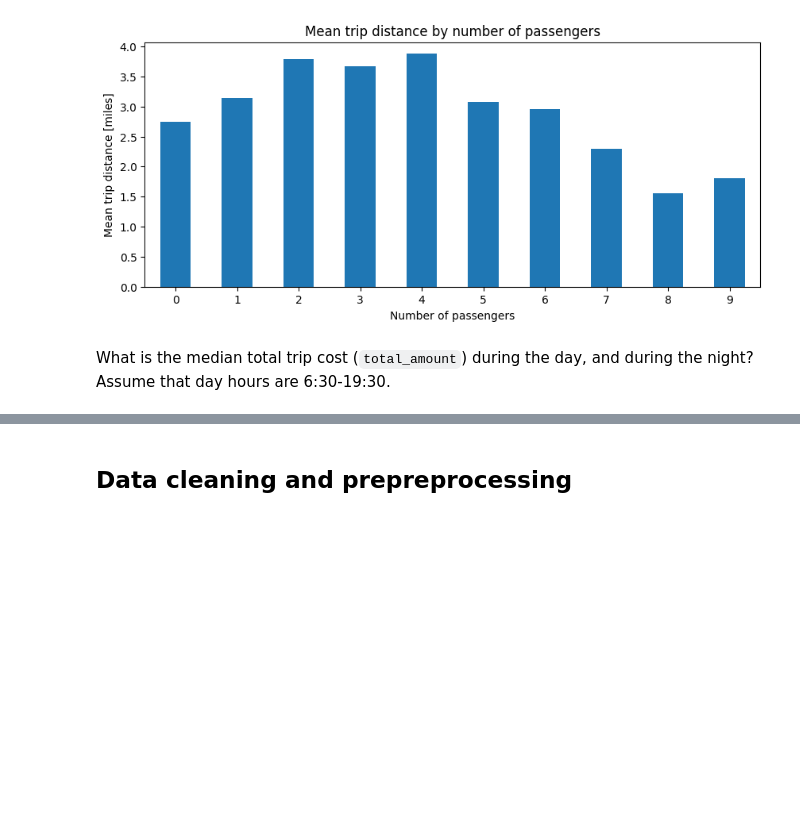
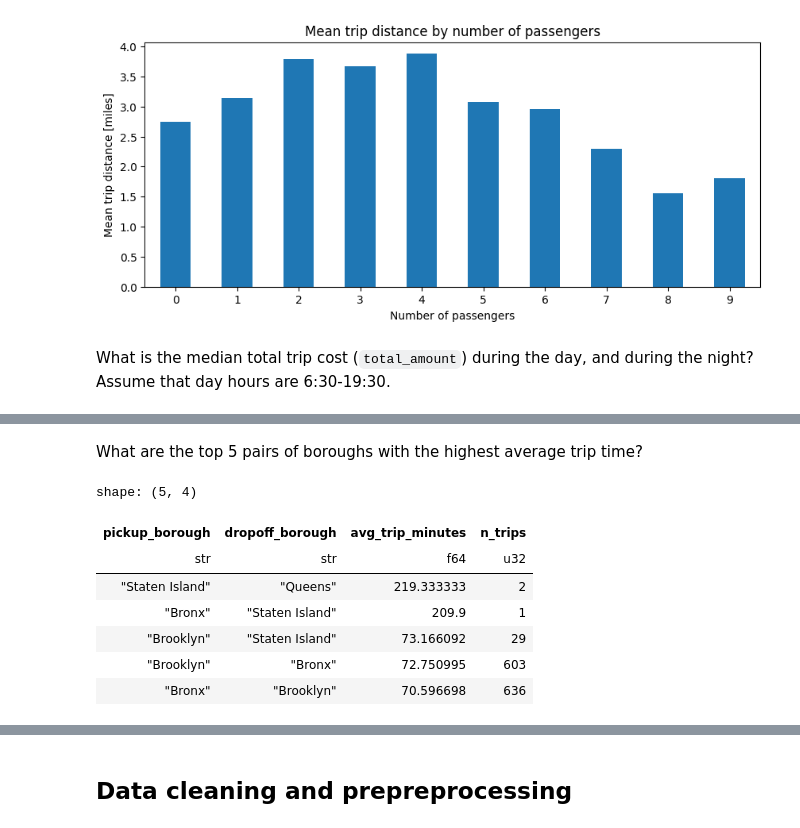
Before and after one commit to mlops-agh/lab03-polars, a Jupyter notebook: notebook_polars.ipynb, the cells around one changed output, grey strips where cells are left out. Saved outputs shown, nothing was run; the diff lists cells and outputs as text; code cells hidden in the pictures; blank space fills up the shorter version.

```diff
--- a/notebook_polars.ipynb
+++ b/notebook_polars.ipynb
@@ -655,0 +673,38 @@ What is the median total trip cost (`total_amount`) during the day, and during t
+# %% [markdown]
+What are the top 5 pairs of boroughs with the highest average trip time?
+# %%
+(
+    df.filter(trip_duration > pl.duration(seconds=0))
+    .join(
+        df_taxi_zones.select(
+            pl.col("LocationID"),
+            pl.col("Borough").alias("pickup_borough"),
+        ),
+        left_on="PULocationID",
+        right_on="LocationID",
+    )
+    .join(
+        df_taxi_zones.select(
+            pl.col("LocationID"),
+            pl.col("Borough").alias("dropoff_borough"),
+        ),
+        left_on="DOLocationID",
+        right_on="LocationID",
+    )
+    .group_by("pickup_borough", "dropoff_borough")
+    .agg(
+        (trip_duration.dt.total_seconds() / 60).mean().alias("avg_trip_minutes"),
+        pl.len().alias("n_trips"),
+    )
+    .sort("avg_trip_minutes", descending=True)
+    .head(5)
+)
+# %% [output]
+shape: (5, 4)
+| pickup_borough | dropoff_borough | avg_trip_minutes | n_trips |
+| str | str | f64 | u32 |
+| "Staten Island" | "Queens" | 219.333333 | 2 |
+| "Bronx" | "Staten Island" | 209.9 | 1 |
+| "Brooklyn" | "Staten Island" | 73.166092 | 29 |
+| "Brooklyn" | "Bronx" | 72.750995 | 603 |
+| "Bronx" | "Brooklyn" | 70.596698 | 636 |
```
Also changed, not shown: parts of 28 cells of this notebook.
